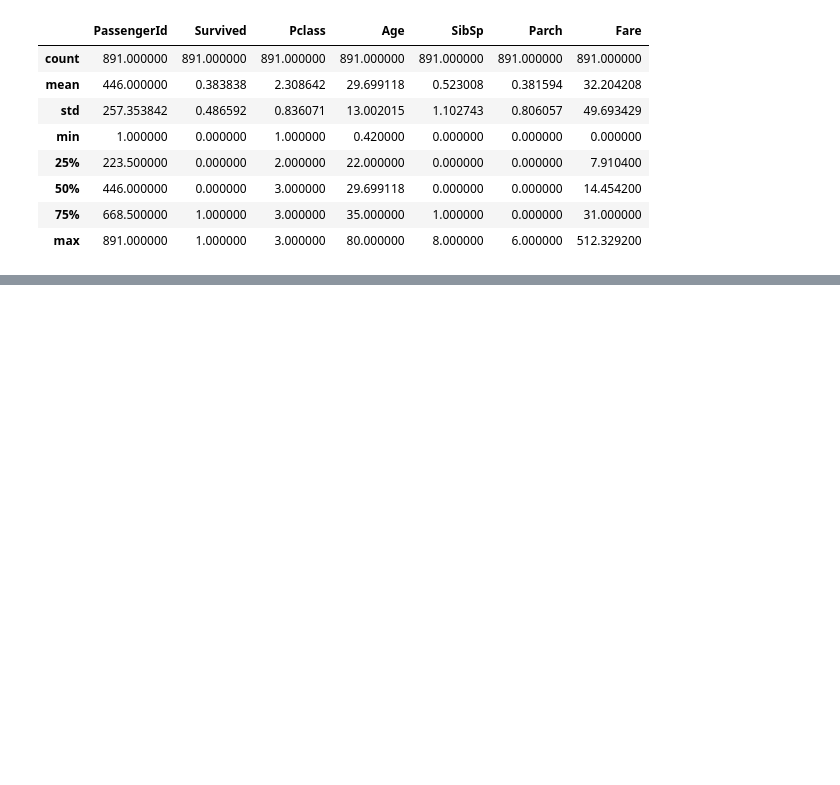
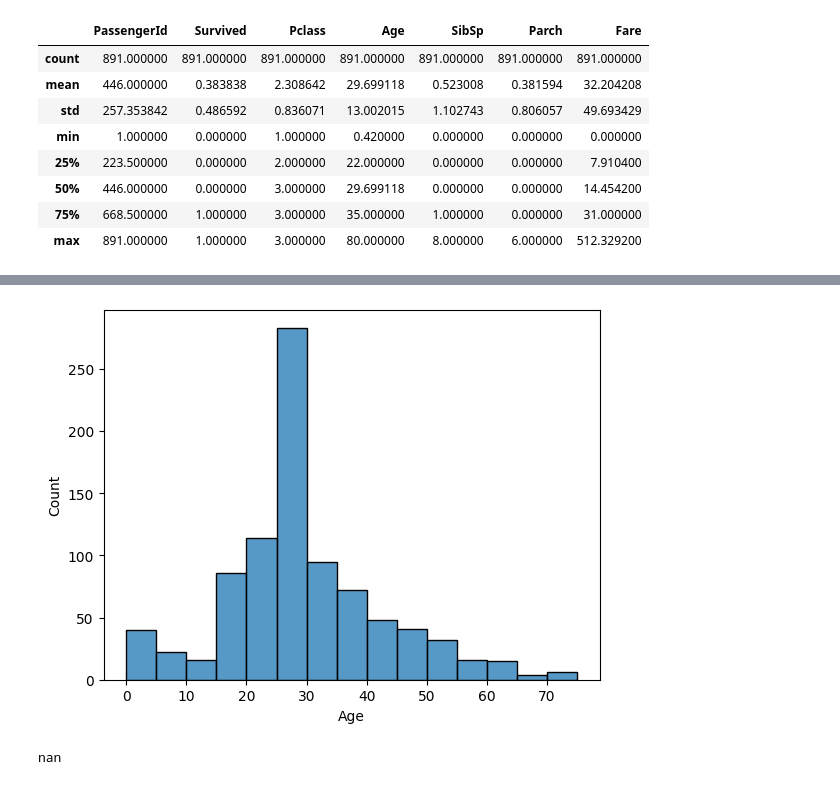
Before and after one commit to syedali254/Data-science, a Jupyter notebook: Untitled.ipynb, the cells around one changed output, grey strips where cells are left out. Cells and saved outputs as stored; diff of their text form; code cells hidden in the pictures; blank space fills up the shorter version.

```diff
--- a/Untitled.ipynb
+++ b/Untitled.ipynb
@@ -144,0 +192,10 @@ df.describe()
+# %%
+sns.histplot(df["Age"],bins=[i for i in range(0,80,5)])
+plt.show()
+# %% [output]
+[figure, added]
+# %%
+x=np.percentile(df["Age"],75)
+print(x)
+# %% [output]
+nan
```
Also changed, not shown: parts of 19 cells of this notebook, 1 other file.
